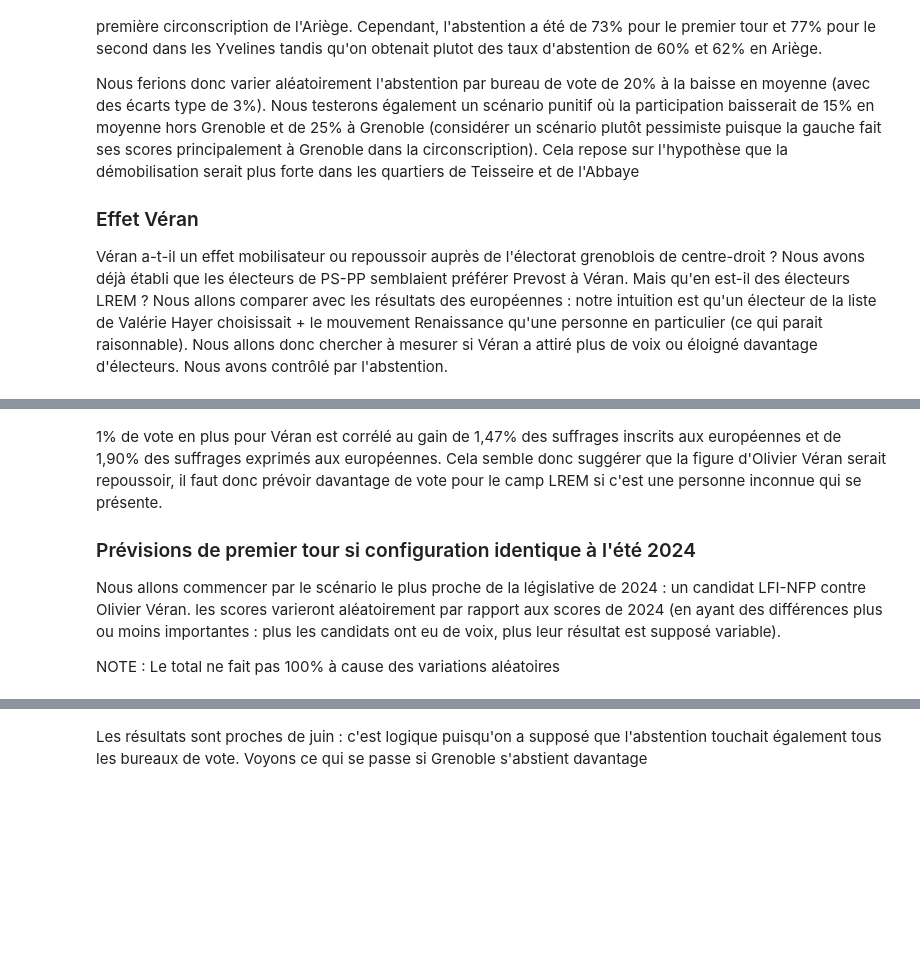
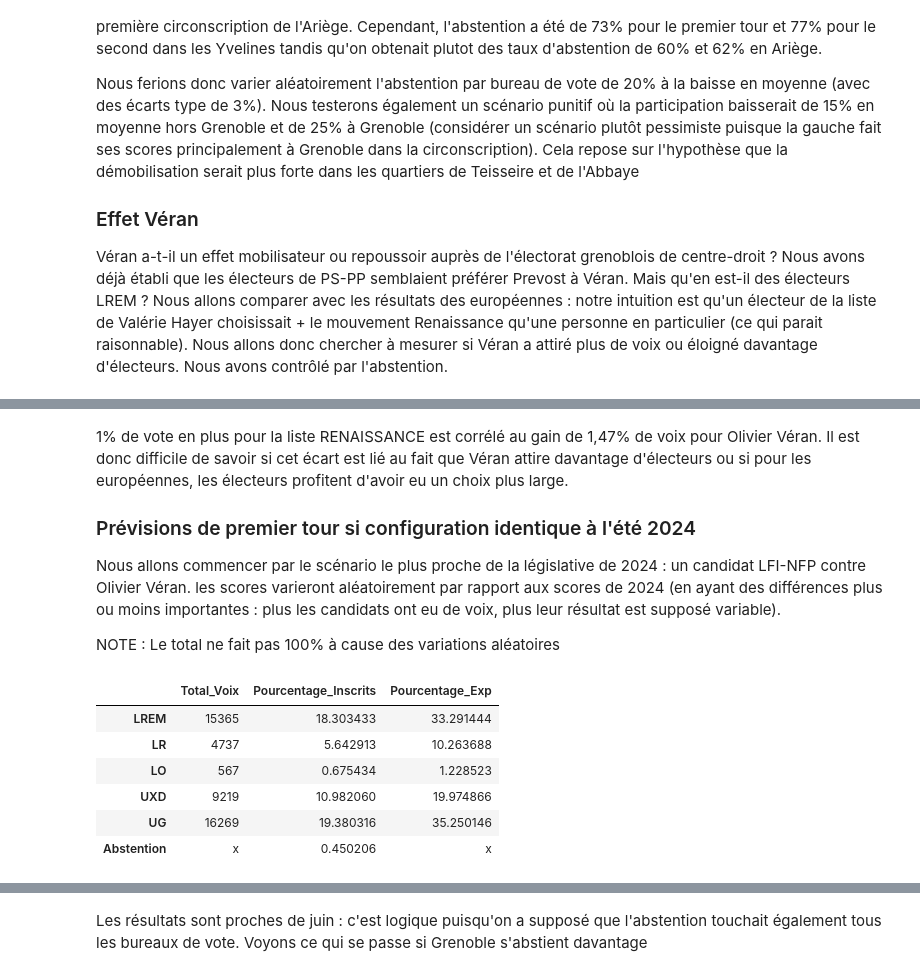
Before and after one commit to jmeynent/Circo381Analyse, a Jupyter notebook: Analyse.ipynb, the cells around one changed output, grey strips where cells are left out. Cells and saved outputs as stored; diff of their text form; code cells hidden in the pictures; blank space fills up the shorter version.

```diff
--- a/Analyse.ipynb
+++ b/Analyse.ipynb
@@ -1530,7 +1530,7 @@ Covariance Type:            nonrobust
 Notes:
 [1] Standard Errors assume that the covariance matrix of the errors is correctly specified.
 # %% [markdown]
-1% de vote en plus pour Véran est corrélé au gain de 1,47% des suffrages inscrits aux européennes et de 1,90% des suffrages exprimés aux européennes. Cela semble donc suggérer que la figure d'Olivier Véran serait repoussoir, il faut donc prévoir davantage de vote pour le camp LREM si c'est une personne inconnue qui se présente.
+1% de vote en plus pour la liste RENAISSANCE est corrélé au gain de 1,47% de voix pour Olivier Véran. Il est donc difficile de savoir si cet écart est lié au fait que Véran attire davantage d'électeurs ou si pour les européennes, les électeurs profitent d'avoir eu un choix plus large.
 
 ### Prévisions de premier tour si configuration identique à l'été 2024
 
@@ -1670,6 +1670,16 @@ def sum_ressimu(simu, var_function_abs):
     df_total.loc['Abstention'] = ['x', Abs, 'x']
 
     return df_total
+# %%
+sum_ressimu(simu_veran_lfi_T1, var_participation)
+# %% [output]
+|  | Total_Voix | Pourcentage_Inscrits | Pourcentage_Exp |
+| LREM | 15365 | 18.303433 | 33.291444 |
+| LR | 4737 | 5.642913 | 10.263688 |
+| LO | 567 | 0.675434 | 1.228523 |
+| UXD | 9219 | 10.982060 | 19.974866 |
+| UG | 16269 | 19.380316 | 35.250146 |
+| Abstention | x | 0.450206 | x |
 # %%
 def run_multiple_simulations(n_simulations, simu, var_function_abs):
     results = {
```
Also changed, not shown: parts of 25 cells of this notebook, 5 other files.
